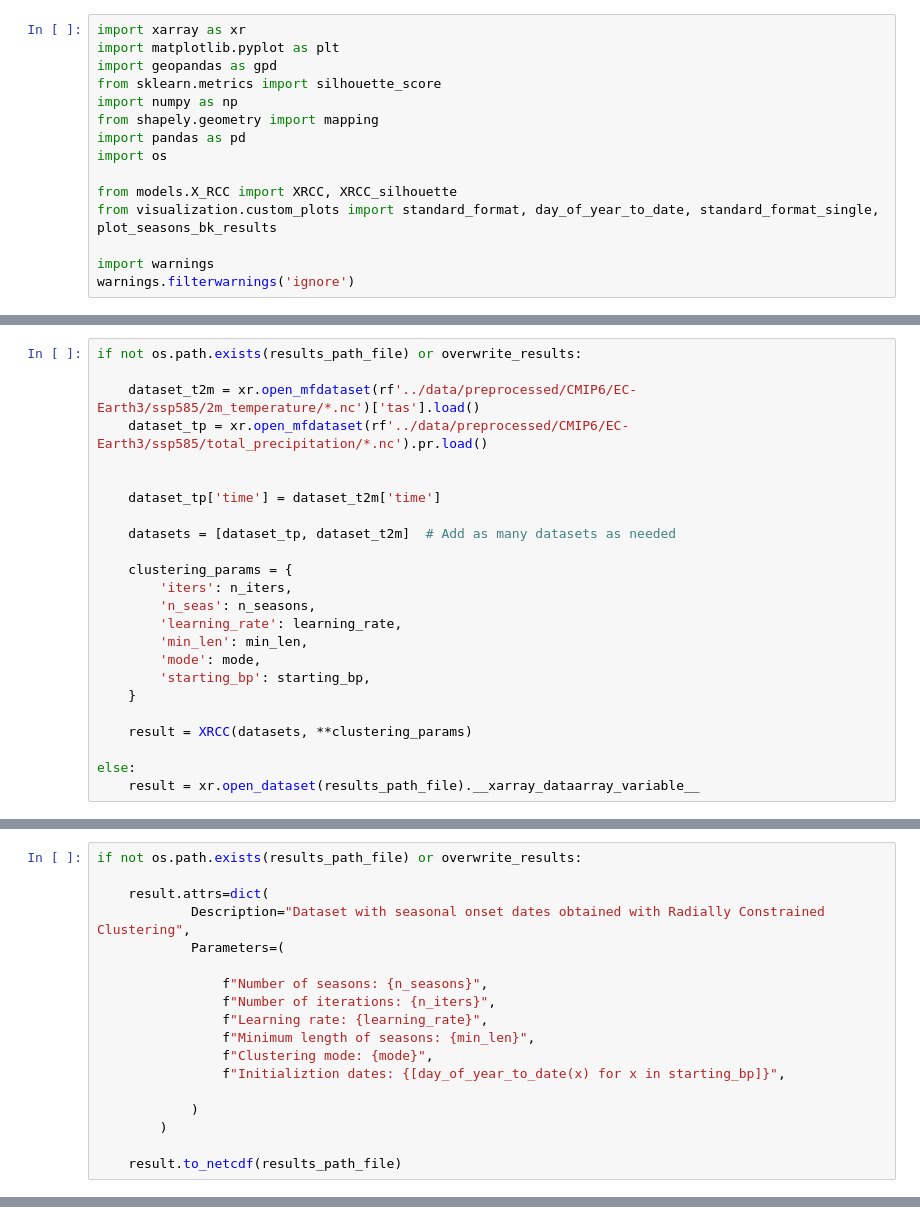
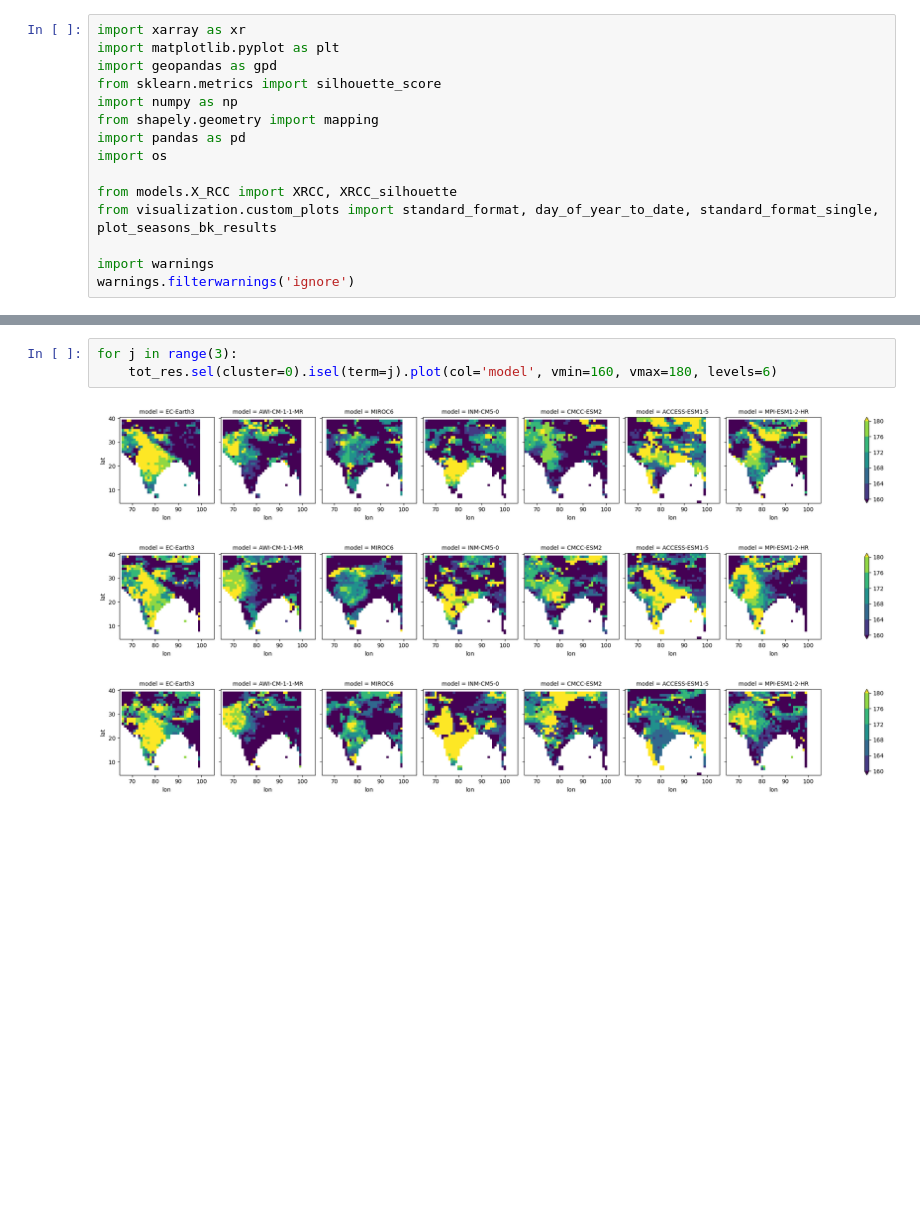
Before and after one commit to JGrassi97/XSeasonsDetect, a Jupyter notebook: notebooks/07_clustering_projections.ipynb, the cells around one changed output, grey strips where cells are left out. Cells and saved outputs as stored; diff of their text form; blank space fills up the shorter version.

```diff
--- a/notebooks/07_clustering_projections.ipynb
+++ b/notebooks/07_clustering_projections.ipynb
@@ -46,27 +46,3 @@ if os.path.exists(results_path_file) and not overwrite_results:
 # Geodataframes for boudaries - Level 0 is for country boundaries
 country_boundary    = gpd.read_file(country_boundary_file, layer = 'ADM_ADM_1')
 world_boundary      = gpd.read_file(world_boundary_file, layer = 'ADM_0')
-# %%
-if not os.path.exists(results_path_file) or overwrite_results:
-
-    dataset_t2m = xr.open_mfdataset(rf'../data/preprocessed/CMIP6/EC-Earth3/ssp585/2m_temperature/*.nc')['tas'].load()
-    dataset_tp = xr.open_mfdataset(rf'../data/preprocessed/CMIP6/EC-Earth3/ssp585/total_precipitation/*.nc').pr.load()
-
-
-    dataset_tp['time'] = dataset_t2m['time']
-
-    datasets = [dataset_tp, dataset_t2m]  # Add as many datasets as needed
-
-    clustering_params = {
-        'iters': n_iters,
-        'n_seas': n_seasons,
-        'learning_rate': learning_rate,
-        'min_len': min_len,
-        'mode': mode,
-        'starting_bp': starting_bp,
-    }
-
-    result = XRCC(datasets, **clustering_params)
-
-else:
-    result = xr.open_dataset(results_path_file).__xarray_dataarray_variable__
@@ -92,18 +48,0 @@ plt.savefig(results_path_image, dpi=300, bbox_inches='tight', transparent=False)
-# %%
-if not os.path.exists(results_path_file) or overwrite_results:
-
-    result.attrs=dict(
-            Description="Dataset with seasonal onset dates obtained with Radially Constrained Clustering",
-            Parameters=(
-
-                f"Number of seasons: {n_seasons}",
-                f"Number of iterations: {n_iters}",
-                f"Learning rate: {learning_rate}",
-                f"Minimum length of seasons: {min_len}",
-                f"Clustering mode: {mode}",
-                f"Initializtion dates: {[day_of_year_to_date(x) for x in starting_bp]}",
-
-            )
-        )
-
-    result.to_netcdf(results_path_file)
@@ -109,0 +99,7 @@ if not os.path.exists(results_path_file) or overwrite_results:
+# %%
+for j in range(3):
+    tot_res.sel(cluster=0).isel(term=j).plot(col='model', vmin=160, vmax=180, levels=6)
+# %% [output]
+[figure, added]
+[figure, added]
+[figure, added]
```
Also changed, not shown: parts of 9 cells of this notebook, 5 other files.
